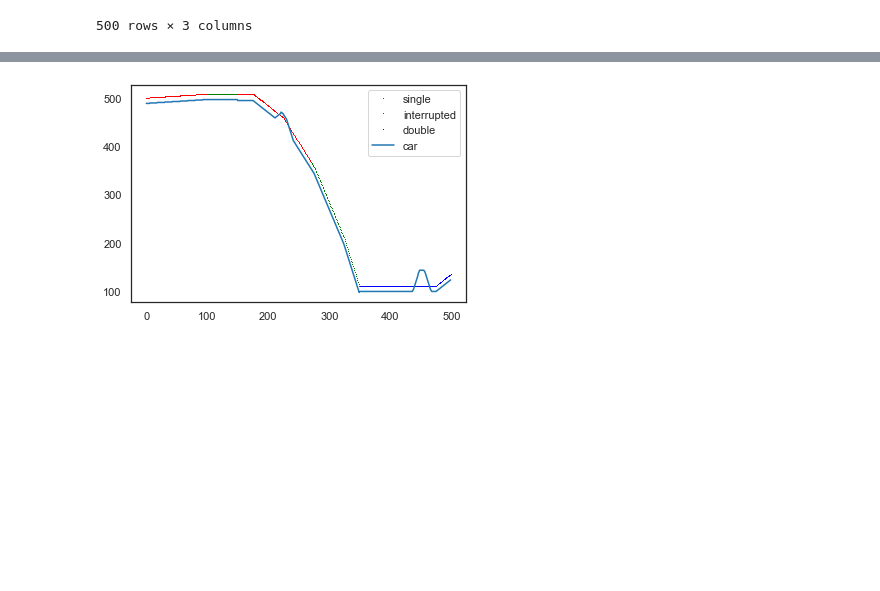
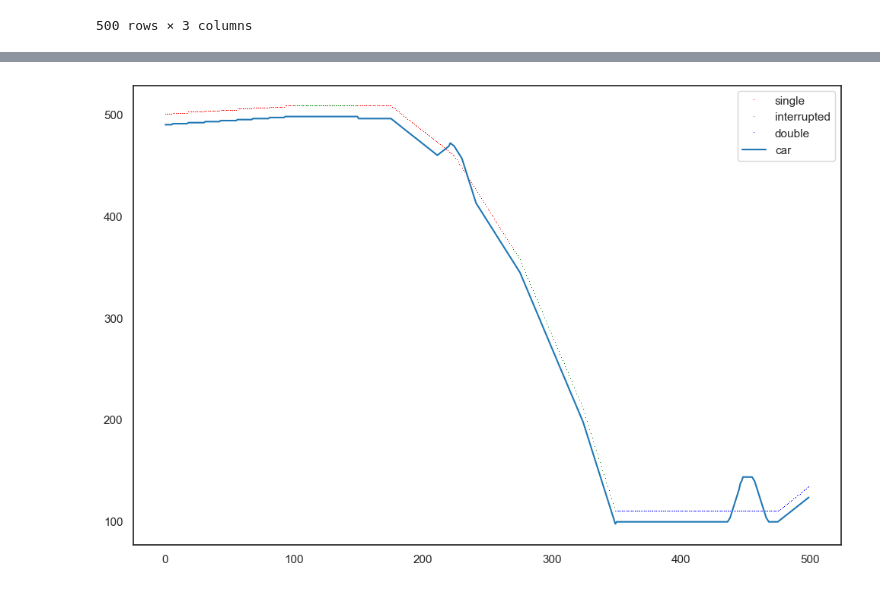
Before and after one commit to dstrmv/data_analysis, a Jupyter notebook: data_2_2.ipynb, the cells around one changed output, grey strips where cells are left out. Saved outputs shown, nothing was run; the diff lists cells and outputs as text; code cells hidden in the pictures; blank space fills up the shorter version.

```diff
--- a/data_2_2.ipynb
+++ b/data_2_2.ipynb
@@ -48,11 +34,14 @@ array([350, 351, 352, 353, 354, 355, 356, 357, 358, 359, 360, 361, 362,
 # %%
+plt.rcParams['figure.figsize'] = [12, 8]
+plt.rcParams['figure.dpi'] = 100 # 200 e.g. is really fine, but slower
+
 plt.plot(single.index.to_numpy(), single.LINE, ',r', label='single')
 plt.plot(inter.index.to_numpy(), inter.LINE, ',g', label='interrupted')
 plt.plot(double.index.to_numpy(), double.LINE, ',b', label='double')
 plt.plot(df.CAR, label='car')
 
 plt.legend()
 
 plt.show()
 # %% [output]
-[figure, old version]
+[figure, new version]
```
Also changed, not shown: parts of 2 cells of this notebook.
